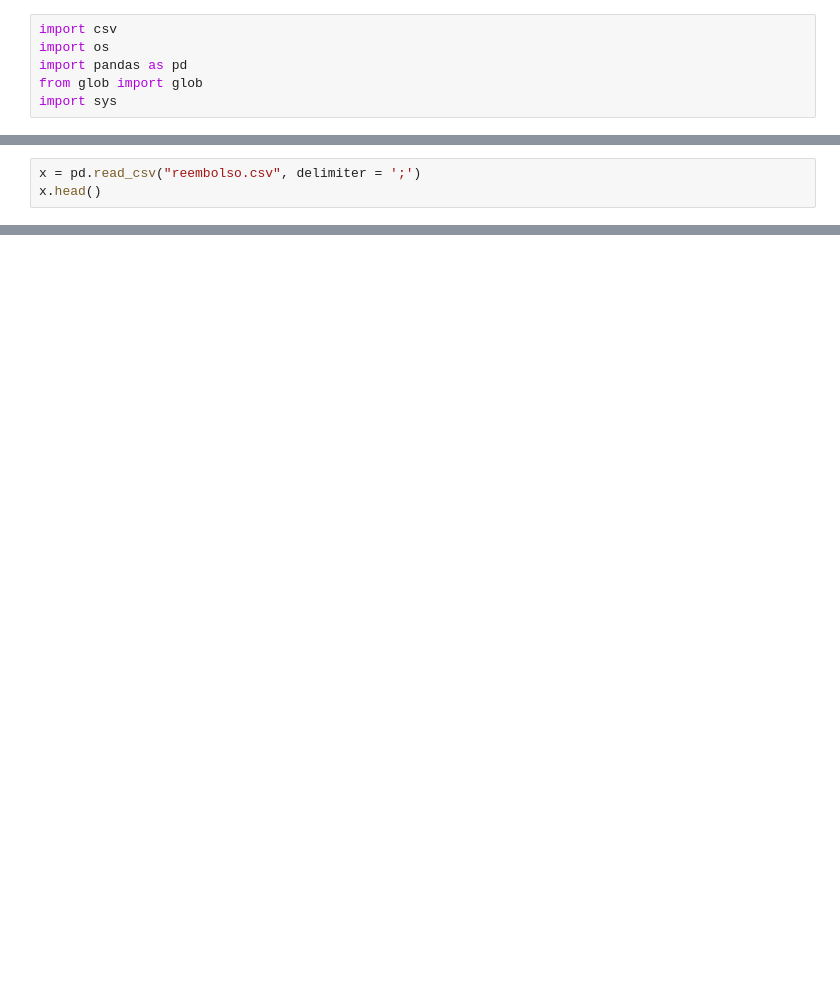
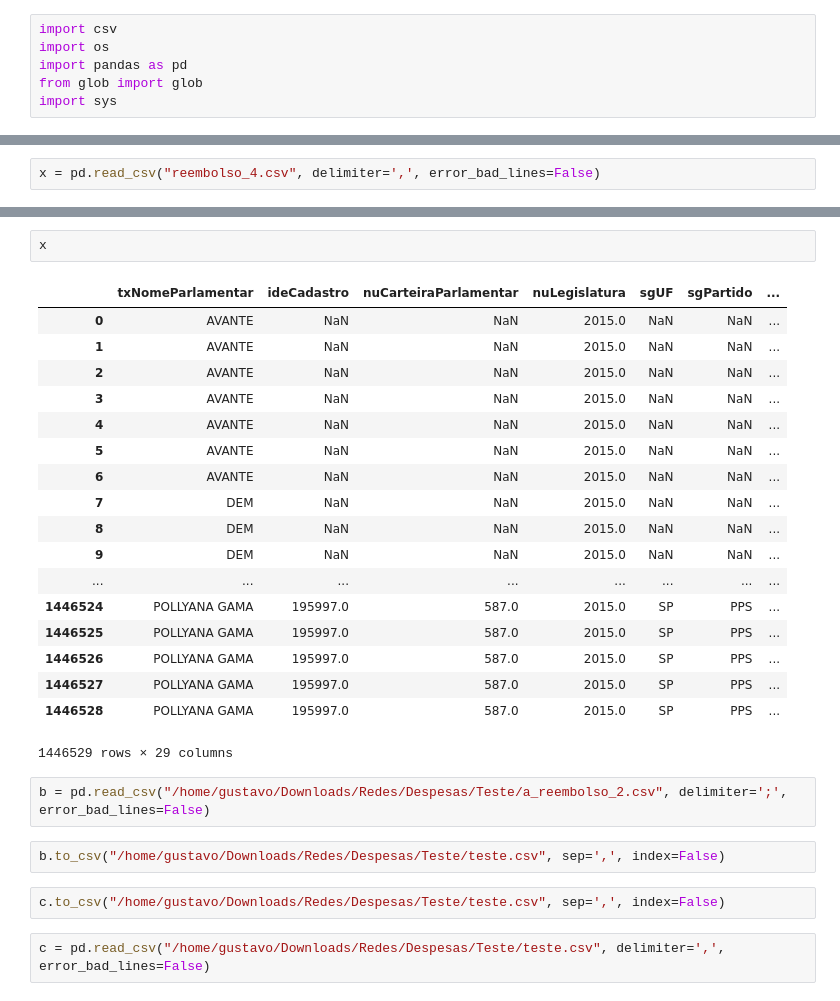
Before and after one commit to ghmc91/Analise_Gastos_Parlamentares, a Jupyter notebook: Scripts/Gerando_arquivo_Reembolso.ipynb, the cells around one changed output, grey strips where cells are left out. Saved outputs shown, nothing was run; the diff lists cells and outputs as text; blank space fills up the shorter version.

```diff
--- a/Scripts/Gerando_arquivo_Reembolso.ipynb
+++ b/Scripts/Gerando_arquivo_Reembolso.ipynb
@@ -51,3 +50,2 @@ Foram juntados 3 arquivos e um total de 1154341 linhas.
 # %%
-x = pd.read_csv("reembolso.csv", delimiter = ';')
-x.head()
+x = pd.read_csv("reembolso_4.csv", delimiter=',', error_bad_lines=False)
@@ -61,0 +63,29 @@ x.head()
+# %%
+x
+# %% [output]
+|  | txNomeParlamentar | ideCadastro | nuCarteiraParlamentar | nuLegislatura | sgUF | sgPartido | ... |
+| 0 | AVANTE | NaN | NaN | 2015.0 | NaN | NaN | ... |
+| 1 | AVANTE | NaN | NaN | 2015.0 | NaN | NaN | ... |
+| 2 | AVANTE | NaN | NaN | 2015.0 | NaN | NaN | ... |
+| 3 | AVANTE | NaN | NaN | 2015.0 | NaN | NaN | ... |
+| 4 | AVANTE | NaN | NaN | 2015.0 | NaN | NaN | ... |
+| 5 | AVANTE | NaN | NaN | 2015.0 | NaN | NaN | ... |
+| 6 | AVANTE | NaN | NaN | 2015.0 | NaN | NaN | ... |
+| 7 | DEM | NaN | NaN | 2015.0 | NaN | NaN | ... |
+| 8 | DEM | NaN | NaN | 2015.0 | NaN | NaN | ... |
+| 9 | DEM | NaN | NaN | 2015.0 | NaN | NaN | ... |
+| ... | ... | ... | ... | ... | ... | ... | ... |
+| 1446524 | POLLYANA GAMA | 195997.0 | 587.0 | 2015.0 | SP | PPS | ... |
+| 1446525 | POLLYANA GAMA | 195997.0 | 587.0 | 2015.0 | SP | PPS | ... |
+| 1446526 | POLLYANA GAMA | 195997.0 | 587.0 | 2015.0 | SP | PPS | ... |
+| 1446527 | POLLYANA GAMA | 195997.0 | 587.0 | 2015.0 | SP | PPS | ... |
+| 1446528 | POLLYANA GAMA | 195997.0 | 587.0 | 2015.0 | SP | PPS | ... |
+1446529 rows × 29 columns
+# %%
+b = pd.read_csv("/home/gustavo/Downloads/Redes/Despesas/Teste/a_reembolso_2.csv", delimiter=';', error_bad_lines=False)
+# %%
+b.to_csv("/home/gustavo/Downloads/Redes/Despesas/Teste/teste.csv", sep=',', index=False)
+# %%
+c.to_csv("/home/gustavo/Downloads/Redes/Despesas/Teste/teste.csv", sep=',', index=False)
+# %%
+c = pd.read_csv("/home/gustavo/Downloads/Redes/Despesas/Teste/teste.csv", delimiter=',', error_bad_lines=False)
```
Also changed, not shown: parts of 5 cells of this notebook, 5 other files.
